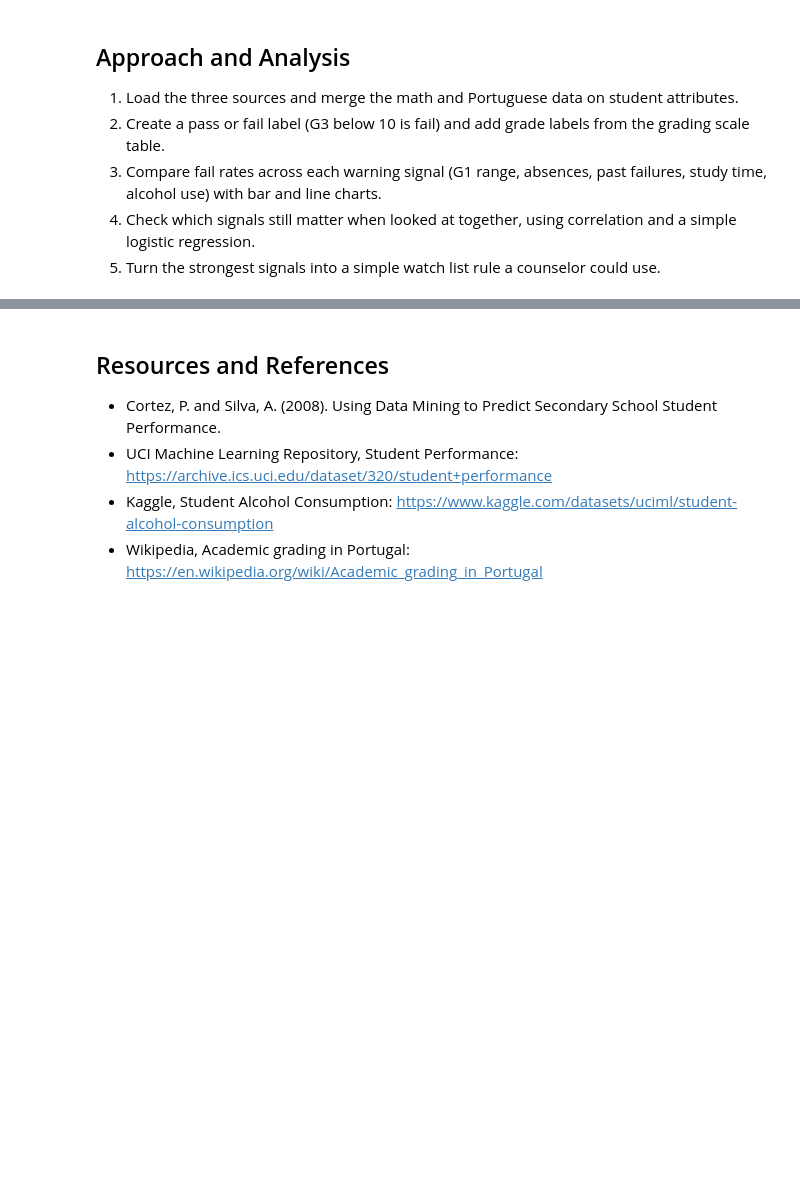
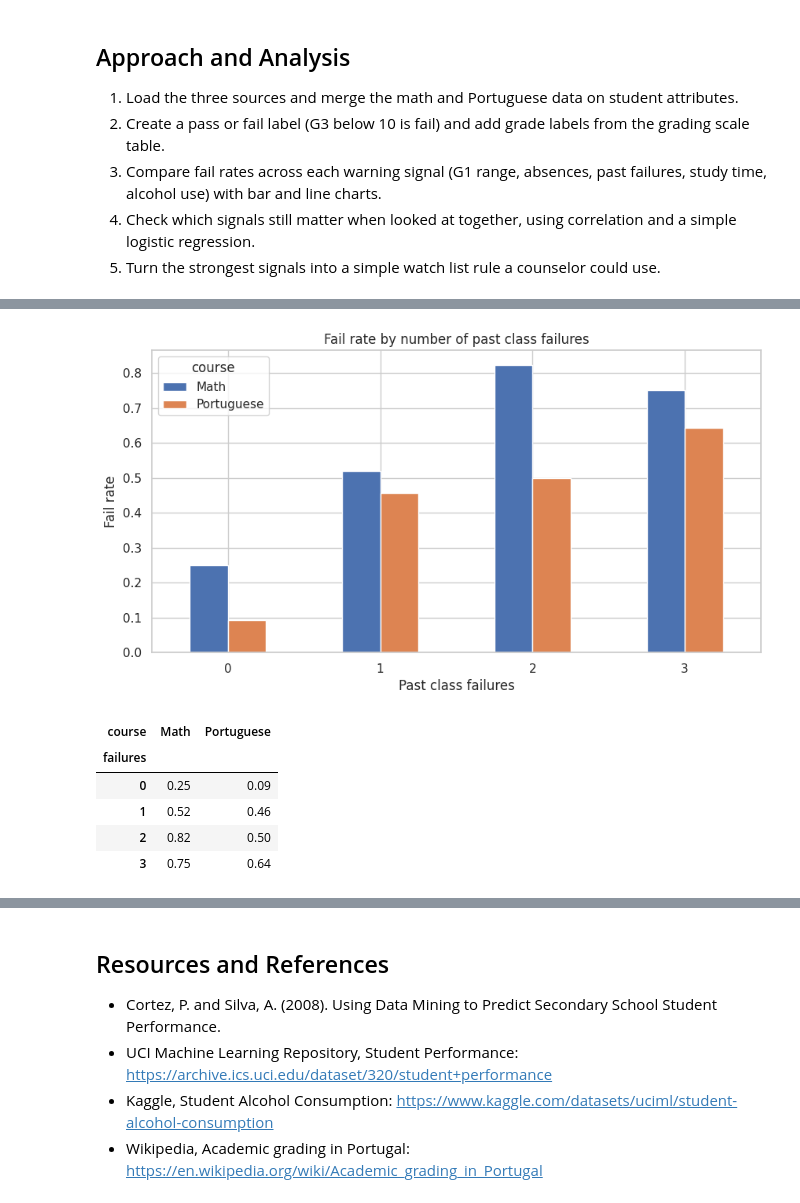
Before and after one commit to IT4063C-Fall2026/data-tech-analytics-final-project-lazizbekravshanov, a Jupyter notebook: source.ipynb, the cells around one changed output, grey strips where cells are left out. Saved outputs shown, nothing was run; the diff lists cells and outputs as text; code cells hidden in the pictures; blank space fills up the shorter version.

```diff
--- a/source.ipynb
+++ b/source.ipynb
@@ -176,0 +267,18 @@ Name: count, dtype: int64
+# %%
+failures_rate = students.groupby(["failures", "course"])["failed"].mean().unstack()
+
+failures_rate.plot(kind="bar", figsize=(10, 5), rot=0)
+plt.title("Fail rate by number of past class failures")
+plt.xlabel("Past class failures")
+plt.ylabel("Fail rate")
+plt.show()
+
+failures_rate.round(2)
+# %% [output]
+[figure, added]
+| course | Math | Portuguese |
+| failures |  |  |
+| 0 | 0.25 | 0.09 |
+| 1 | 0.52 | 0.46 |
+| 2 | 0.82 | 0.50 |
+| 3 | 0.75 | 0.64 |
```
Also changed, not shown: parts of 29 cells of this notebook, 1 other file.
